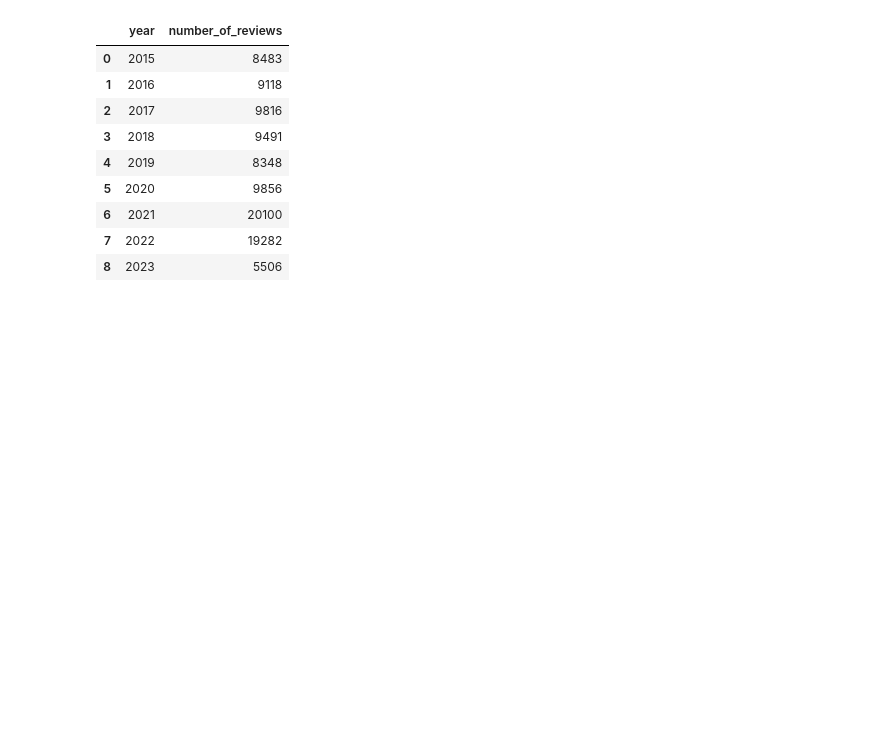
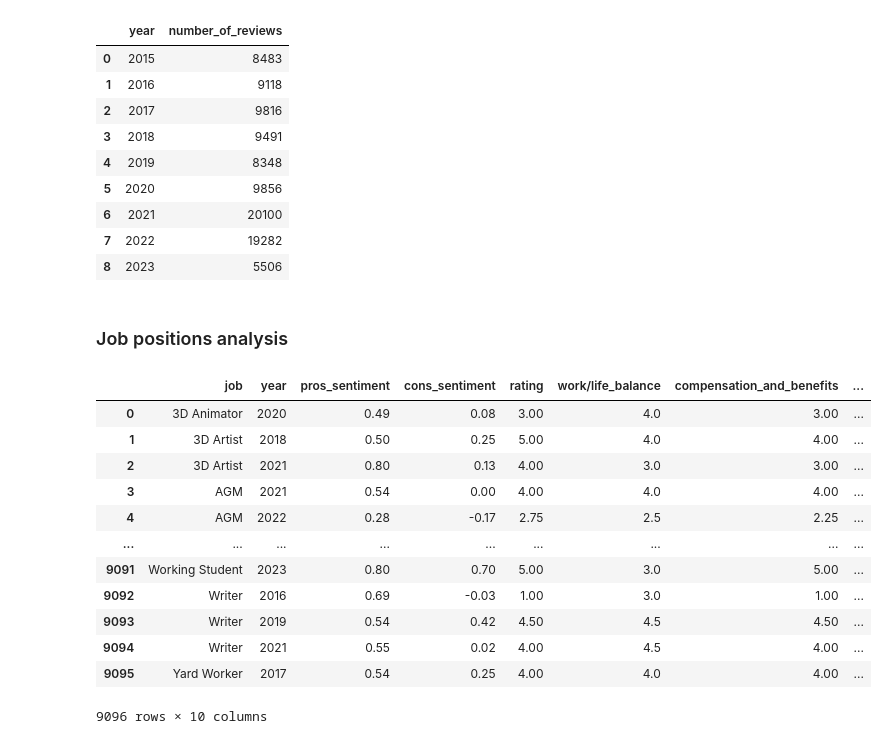
Before and after one commit to simovaeliska/employee_wellbeing_eda, a Jupyter notebook: notebooks/department_analysis.ipynb, the cells around one changed output. Cells and saved outputs as stored; diff of their text form; code cells hidden in the pictures; blank space fills up the shorter version.

```diff
--- a/notebooks/department_analysis.ipynb
+++ b/notebooks/department_analysis.ipynb
@@ -1035,3 +1017,43 @@ display(reviews_per_year)
 | 6 | 2021 | 20100 |
 | 7 | 2022 | 19282 |
 | 8 | 2023 | 5506 |
+# %% [markdown]
+### Job positions analysis
+# %%
+# Grouping by 'job' and 'year' to calculate mean for each column
+job_trends = sampled_reviews.groupby(['job', 'year']).agg({
+    'pros_sentiment': 'mean',
+    'cons_sentiment': 'mean',
+    'rating': 'mean',
+    'work/life_balance': 'mean',
+    'compensation_and_benefits': 'mean',
+    'culture_and_values': 'mean',
+    'senior_management': 'mean',
+    'diversity_and_inclusion': 'mean'
+}).reset_index()
+
+#update job titles
+job_replacements = {
+        '.NET Developer': 'Software Engineer',
+        'Software Developer' : 'Software Engineer',
+        'Embedded Software Engineer' : 'Software Engineer',
+        'Senior Game Advisor' : 'Game Advisor' }
+
+job_trends['job'] = job_trends['job'].replace(job_replacements)
+job_trends = job_trends.round(2)
+# Display the resulting aggregated data
+display(job_trends)
+# %% [output]
+|  | job | year | pros_sentiment | cons_sentiment | rating | work/life_balance | compensation_and_benefits | ... |
+| 0 | 3D Animator | 2020 | 0.49 | 0.08 | 3.00 | 4.0 | 3.00 | ... |
+| 1 | 3D Artist | 2018 | 0.50 | 0.25 | 5.00 | 4.0 | 4.00 | ... |
+| 2 | 3D Artist | 2021 | 0.80 | 0.13 | 4.00 | 3.0 | 3.00 | ... |
+| 3 | AGM | 2021 | 0.54 | 0.00 | 4.00 | 4.0 | 4.00 | ... |
+| 4 | AGM | 2022 | 0.28 | -0.17 | 2.75 | 2.5 | 2.25 | ... |
+| ... | ... | ... | ... | ... | ... | ... | ... | ... |
+| 9091 | Working Student | 2023 | 0.80 | 0.70 | 5.00 | 3.0 | 5.00 | ... |
+| 9092 | Writer | 2016 | 0.69 | -0.03 | 1.00 | 3.0 | 1.00 | ... |
+| 9093 | Writer | 2019 | 0.54 | 0.42 | 4.50 | 4.5 | 4.50 | ... |
+| 9094 | Writer | 2021 | 0.55 | 0.02 | 4.00 | 4.5 | 4.00 | ... |
+| 9095 | Yard Worker | 2017 | 0.54 | 0.25 | 4.00 | 4.0 | 4.00 | ... |
+9096 rows × 10 columns
```
Also changed, not shown: parts of 16 cells of this notebook, 16 other files.
